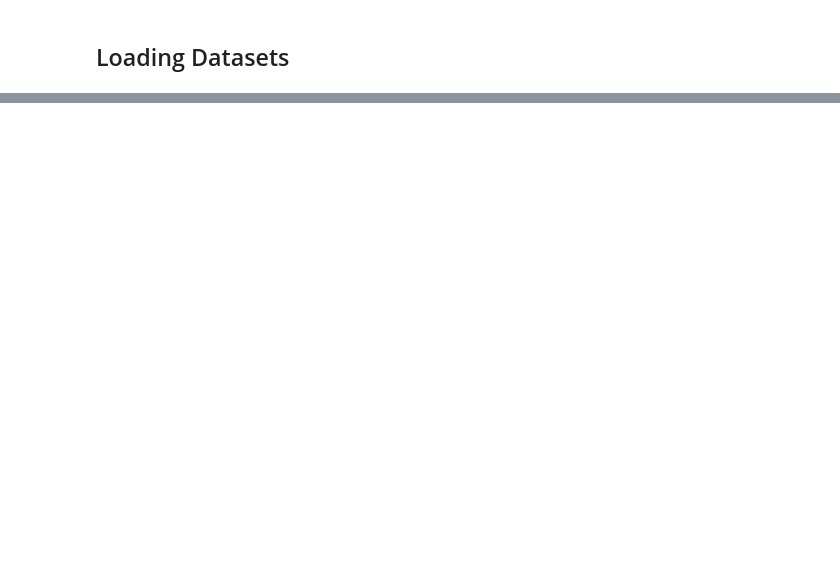
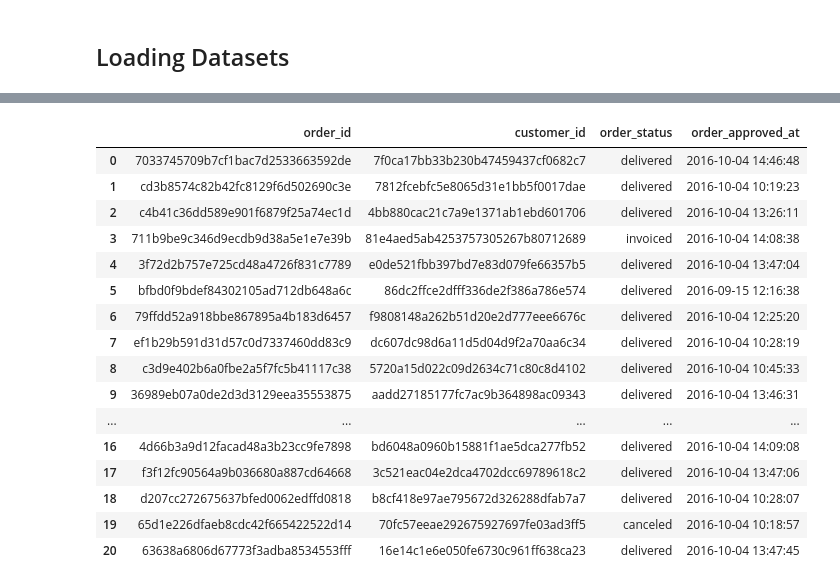
Before and after one commit to alessandra-barbosa/olist_brazil_advanced_sql, a Jupyter notebook: olist_brazil_avanced_sql.ipynb, the cells around one changed output, grey strips where cells are left out. Saved outputs shown, nothing was run; the diff lists cells and outputs as text; code cells hidden in the pictures; blank space fills up the shorter version.

```diff
--- a/olist_brazil_avanced_sql.ipynb
+++ b/olist_brazil_avanced_sql.ipynb
@@ -309,0 +478,31 @@ conn=db.connect()
+# %%
+query="""
+SELECT
+o.order_id ,
+o.customer_id ,
+o.order_status ,
+o.order_approved_at
+FROM orders o
+WHERE o.order_approved_at < '2016-10-05'
+
+"""
+table=pd.read_sql_query(query,conn)
+table
+# %% [output]
+|  | order_id | customer_id | order_status | order_approved_at |
+| 0 | 7033745709b7cf1bac7d2533663592de | 7f0ca17bb33b230b47459437cf0682c7 | delivered | 2016-10-04 14:46:48 |
+| 1 | cd3b8574c82b42fc8129f6d502690c3e | 7812fcebfc5e8065d31e1bb5f0017dae | delivered | 2016-10-04 10:19:23 |
+| 2 | c4b41c36dd589e901f6879f25a74ec1d | 4bb880cac21c7a9e1371ab1ebd601706 | delivered | 2016-10-04 13:26:11 |
+| 3 | 711b9be9c346d9ecdb9d38a5e1e7e39b | 81e4aed5ab4253757305267b80712689 | invoiced | 2016-10-04 14:08:38 |
+| 4 | 3f72d2b757e725cd48a4726f831c7789 | e0de521fbb397bd7e83d079fe66357b5 | delivered | 2016-10-04 13:47:04 |
+| 5 | bfbd0f9bdef84302105ad712db648a6c | 86dc2ffce2dfff336de2f386a786e574 | delivered | 2016-09-15 12:16:38 |
+| 6 | 79ffdd52a918bbe867895a4b183d6457 | f9808148a262b51d20e2d777eee6676c | delivered | 2016-10-04 12:25:20 |
+| 7 | ef1b29b591d31d57c0d7337460dd83c9 | dc607dc98d6a11d5d04d9f2a70aa6c34 | delivered | 2016-10-04 10:28:19 |
+| 8 | c3d9e402b6a0fbe2a5f7fc5b41117c38 | 5720a15d022c09d2634c71c80c8d4102 | delivered | 2016-10-04 10:45:33 |
+| 9 | 36989eb07a0de2d3d3129eea35553875 | aadd27185177fc7ac9b364898ac09343 | delivered | 2016-10-04 13:46:31 |
+| ... | ... | ... | ... | ... |
+| 16 | 4d66b3a9d12facad48a3b23cc9fe7898 | bd6048a0960b15881f1ae5dca277fb52 | delivered | 2016-10-04 14:09:08 |
+| 17 | f3f12fc90564a9b036680a887cd64668 | 3c521eac04e2dca4702dcc69789618c2 | delivered | 2016-10-04 13:47:06 |
+| 18 | d207cc272675637bfed0062edffd0818 | b8cf418e97ae795672d326288dfab7a7 | delivered | 2016-10-04 10:28:07 |
+| 19 | 65d1e226dfaeb8cdc42f665422522d14 | 70fc57eeae292675927697fe03ad3ff5 | canceled | 2016-10-04 10:18:57 |
+| 20 | 63638a6806d67773f3adba8534553fff | 16e14c1e6e050fe6730c961ff638ca23 | delivered | 2016-10-04 13:47:45 |
```
Also changed, not shown: parts of 46 cells of this notebook.
